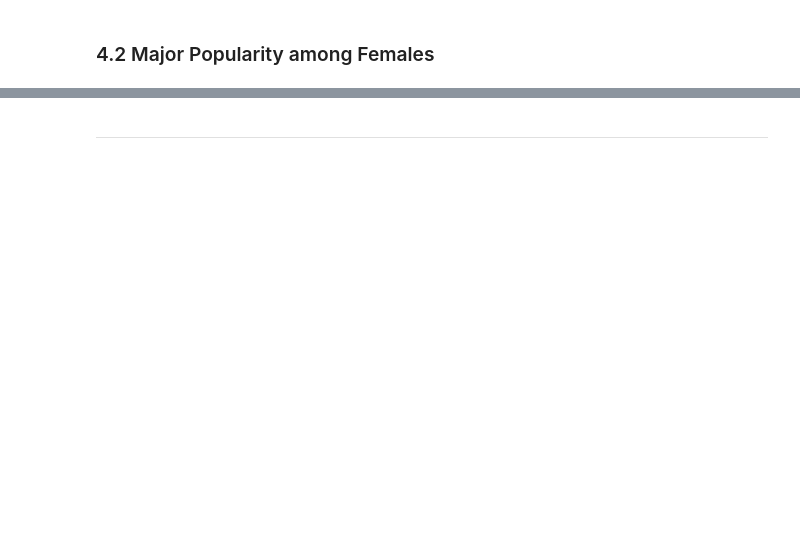
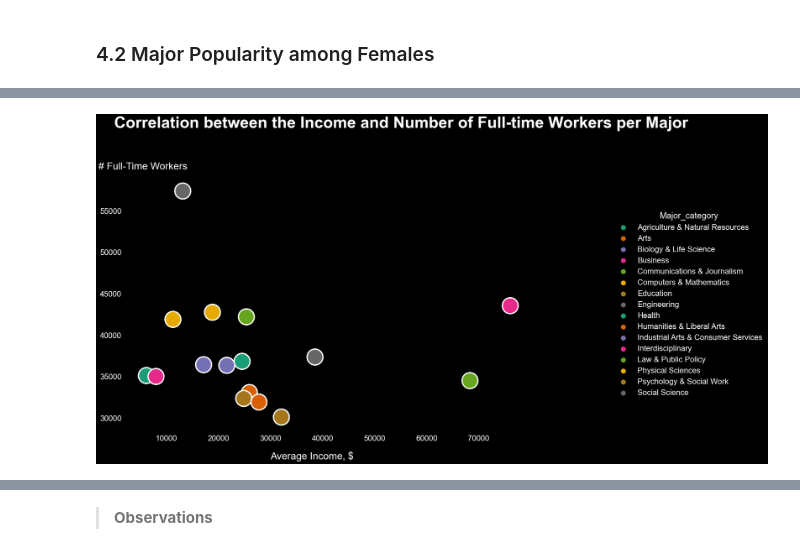
Before and after one commit to ofeliiaB/major_salary_analysis, a Jupyter notebook: MajorVsSalaryAnalysis.ipynb, the cells around one changed output, grey strips where cells are left out. Saved outputs shown, nothing was run; the diff lists cells and outputs as text; code cells hidden in the pictures; blank space fills up the shorter version.

Commit message:
visualized relation between num full-time empl and income per major

```diff
--- a/MajorVsSalaryAnalysis.ipynb
+++ b/MajorVsSalaryAnalysis.ipynb
@@ -229,0 +227,4 @@ plt.show()
+# %%
+gr = grads.groupby(["Major_category"]).mean()
+grouped = gr[["Median", "Full_time"]]
+grouped
@@ -229,0 +267,40 @@ plt.show()
+# %%
+sns.set_style("white")
+sns.set_context("poster")
+plt.style.use("dark_background")
+fig, axes = plt.subplots(figsize=(18, 12))
+
+sns.scatterplot(
+    ax=axes,
+    x="Full_time",
+    y="Median",
+    data=grouped,
+    hue=grouped.index,
+    s=2000,
+    palette="Dark2",
+)
+
+axes.set_xlabel("")
+axes.set_ylabel("")
+
+old_legend = axes.legend_
+handles = old_legend.legendHandles
+labels = [t.get_text() for t in old_legend.get_texts()]
+title = old_legend.get_title().get_text()
+axes.legend(handles, labels, loc="center left", title=title, bbox_to_anchor=(1.2, 0.5))
+
+axes.text(
+    x=8,
+    y=65000,
+    s="Correlation between the Income and Number of Full-time Workers per Major",
+    size=45,
+    weight="bold",
+)
+axes.text(x=-3000, y=60000, s="# Full-Time Workers", size=28, color="white")
+axes.text(x=30000, y=25000, s="Average Income, $", size=28, color="white")
+
+
+sns.despine(bottom=True, left=True)
+plt.show()
+# %% [output]
+[figure, added]
@@ -230,2 +308,2 @@ plt.show()
 # %% [markdown]
-***
+>**Observations**
```
Also changed, not shown: parts of 14 cells of this notebook.
